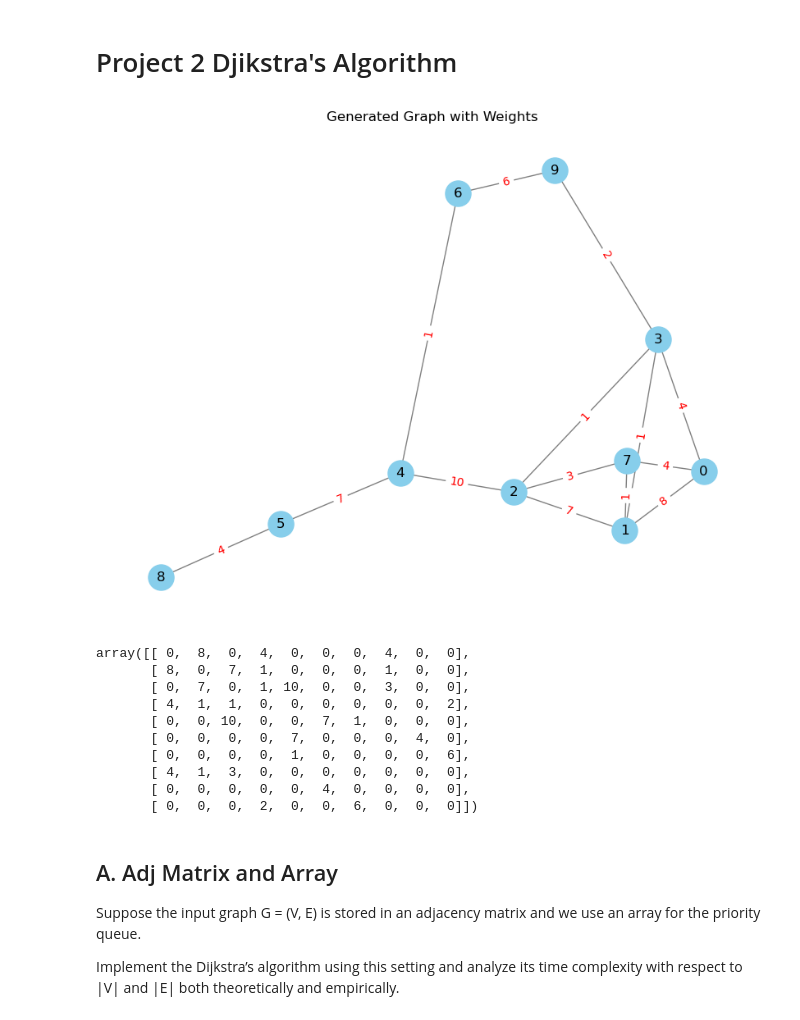
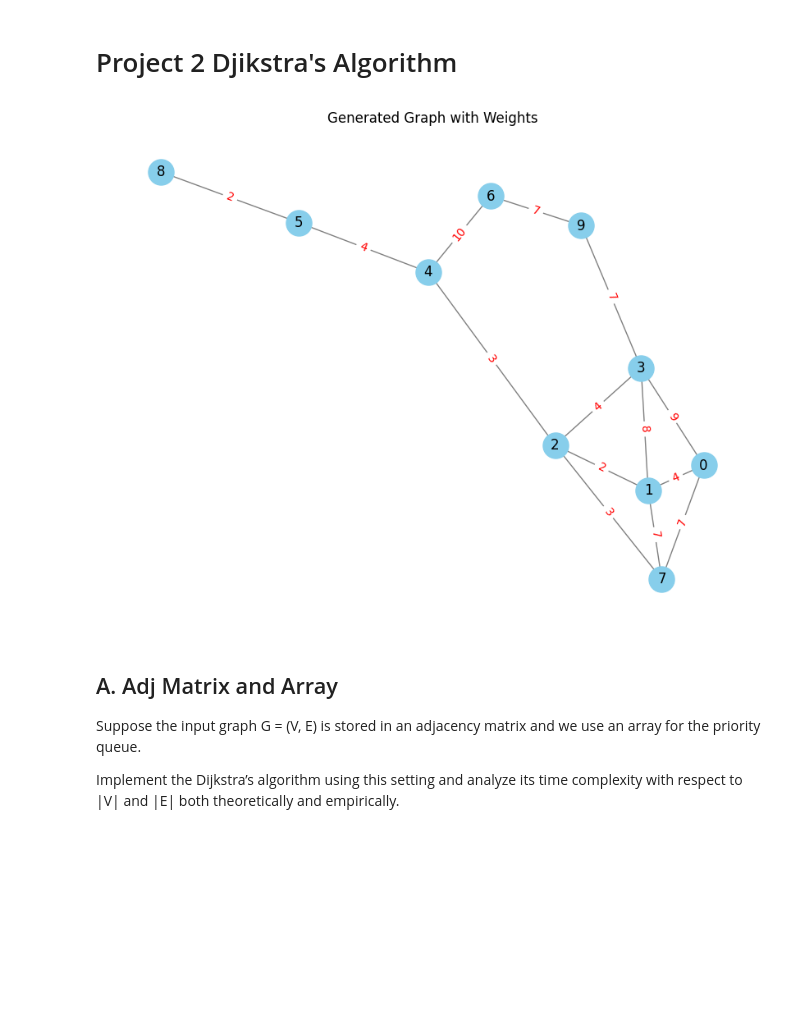
Before and after one commit to autoastt/SC2001-Algo-Labs, a Jupyter notebook: Lab2/Lab2.ipynb, the cells around one changed output. Cells and saved outputs as stored; diff of their text form; code cells hidden in the pictures; blank space fills up the shorter version.

```diff
--- a/Lab2/Lab2.ipynb
+++ b/Lab2/Lab2.ipynb
@@ -35,23 +27,11 @@ graph.append(generate(1000, 100, 0.5))
-# %%
-plot_graph(graph[0])
-# %% [output]
-[figure, removed]
 # %%
 def to_adj_matrix(G):
     return nx.to_numpy_array(G, dtype=int)
-# %%
-to_adj_matrix(graph[0])
-# %% [output]
-array([[ 0,  8,  0,  4,  0,  0,  0,  4,  0,  0],
-       [ 8,  0,  7,  1,  0,  0,  0,  1,  0,  0],
-       [ 0,  7,  0,  1, 10,  0,  0,  3,  0,  0],
-       [ 4,  1,  1,  0,  0,  0,  0,  0,  0,  2],
-       [ 0,  0, 10,  0,  0,  7,  1,  0,  0,  0],
-       [ 0,  0,  0,  0,  7,  0,  0,  0,  4,  0],
-       [ 0,  0,  0,  0,  1,  0,  0,  0,  0,  6],
-       [ 4,  1,  3,  0,  0,  0,  0,  0,  0,  0],
-       [ 0,  0,  0,  0,  0,  4,  0,  0,  0,  0],
-       [ 0,  0,  0,  2,  0,  0,  6,  0,  0,  0]])
+# %%
+graph = generate(10, 10, 0.4)
+plot_graph(graph)
+# %% [output]
+[figure, added]
 # %% [markdown]
 ## A. Adj Matrix and Array
 Suppose the input graph G = (V, E) is stored in an adjacency matrix and we
```
Also changed, not shown: parts of 16 cells of this notebook.
